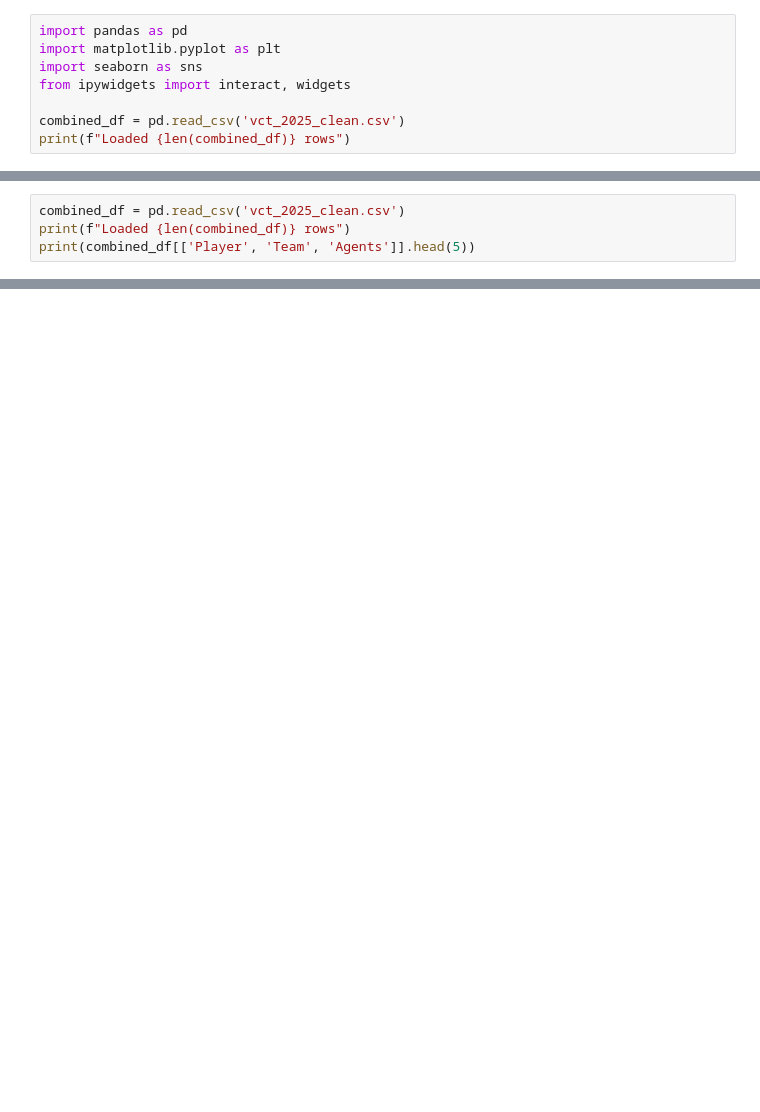
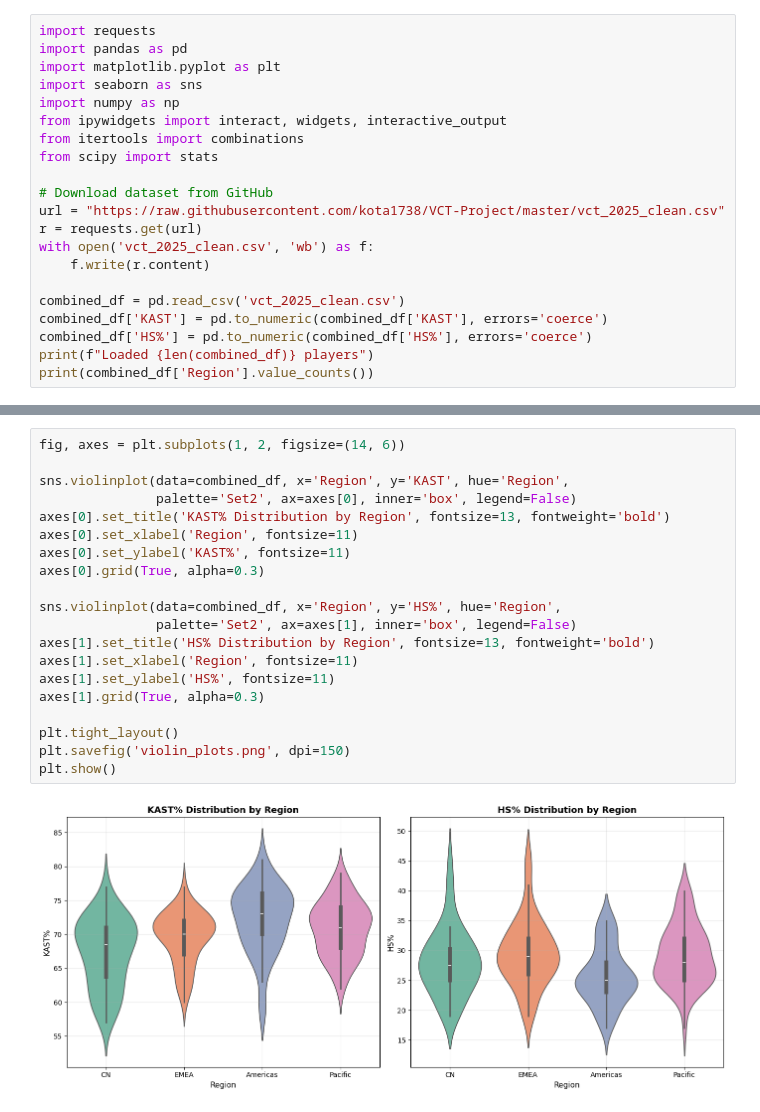
Before and after one commit to kota1738/VCT-Project, a Jupyter notebook: VCT_Interactive_Explorer.ipynb, the cells around one changed output, grey strips where cells are left out. Saved outputs shown, nothing was run; the diff lists cells and outputs as text; blank space fills up the shorter version.

Commit message:
Added player search, region vs region, team comparison, improved

```diff
--- a/VCT_Interactive_Explorer.ipynb
+++ b/VCT_Interactive_Explorer.ipynb
@@ -1,9 +49,22 @@
 # %%
+import requests
 import pandas as pd
 import matplotlib.pyplot as plt
 import seaborn as sns
-from ipywidgets import interact, widgets
+import numpy as np
+from ipywidgets import interact, widgets, interactive_output
+from itertools import combinations
+from scipy import stats
+
+# Download dataset from GitHub
+url = "https://raw.githubusercontent.com/kota1738/VCT-Project/master/vct_2025_clean.csv"
+r = requests.get(url)
+with open('vct_2025_clean.csv', 'wb') as f:
+    f.write(r.content)
 
 combined_df = pd.read_csv('vct_2025_clean.csv')
-print(f"Loaded {len(combined_df)} rows")
+combined_df['KAST'] = pd.to_numeric(combined_df['KAST'], errors='coerce')
+combined_df['HS%'] = pd.to_numeric(combined_df['HS%'], errors='coerce')
+print(f"Loaded {len(combined_df)} players")
+print(combined_df['Region'].value_counts())
 # %% [output]
@@ -295,4 +375,0 @@ Name: Agents, dtype: str
-# %%
-combined_df = pd.read_csv('vct_2025_clean.csv')
-print(f"Loaded {len(combined_df)} rows")
-print(combined_df[['Player', 'Team', 'Agents']].head(5))
@@ -349,0 +415,22 @@ interactive(children=(Dropdown(description='Event', options=('All', 'Masters Ban
+# %%
+fig, axes = plt.subplots(1, 2, figsize=(14, 6))
+
+sns.violinplot(data=combined_df, x='Region', y='KAST', hue='Region',
+               palette='Set2', ax=axes[0], inner='box', legend=False)
+axes[0].set_title('KAST% Distribution by Region', fontsize=13, fontweight='bold')
+axes[0].set_xlabel('Region', fontsize=11)
+axes[0].set_ylabel('KAST%', fontsize=11)
+axes[0].grid(True, alpha=0.3)
+
+sns.violinplot(data=combined_df, x='Region', y='HS%', hue='Region',
+               palette='Set2', ax=axes[1], inner='box', legend=False)
+axes[1].set_title('HS% Distribution by Region', fontsize=13, fontweight='bold')
+axes[1].set_xlabel('Region', fontsize=11)
+axes[1].set_ylabel('HS%', fontsize=11)
+axes[1].grid(True, alpha=0.3)
+
+plt.tight_layout()
+plt.savefig('violin_plots.png', dpi=150)
+plt.show()
+# %% [output]
+[figure, added]
```
Also changed, not shown: parts of 32 cells of this notebook, 2 other files.
